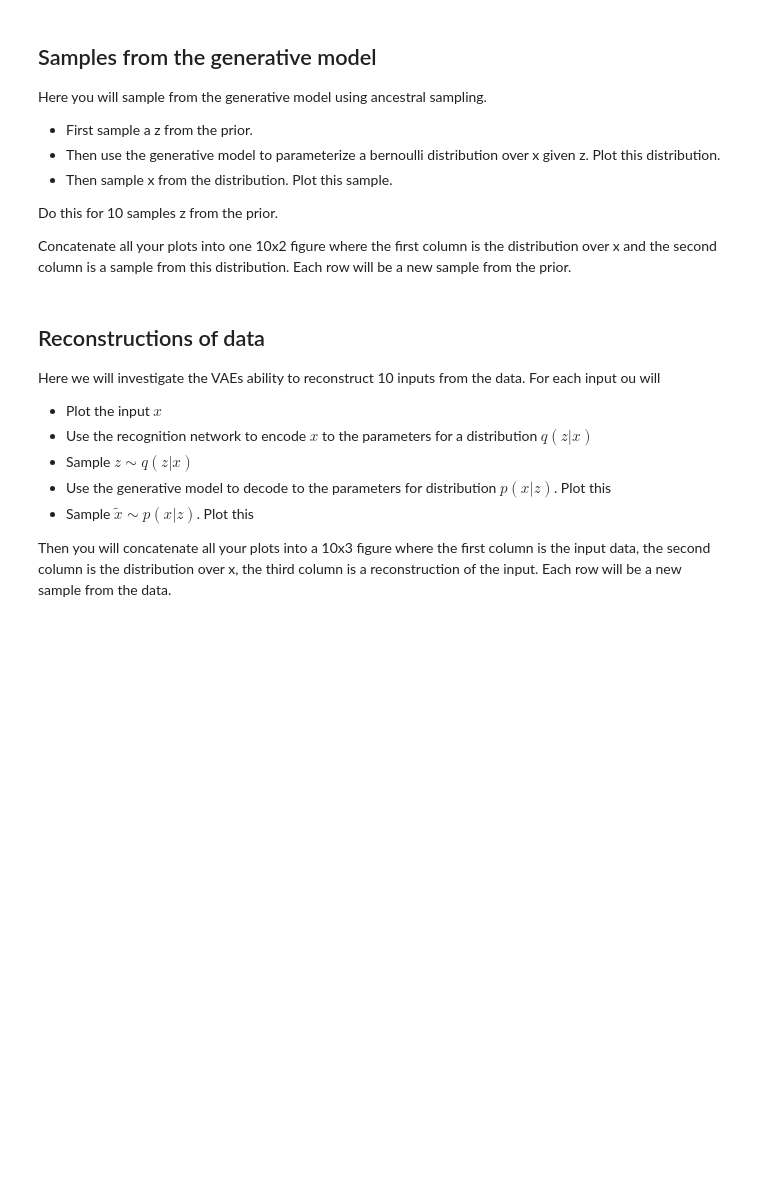
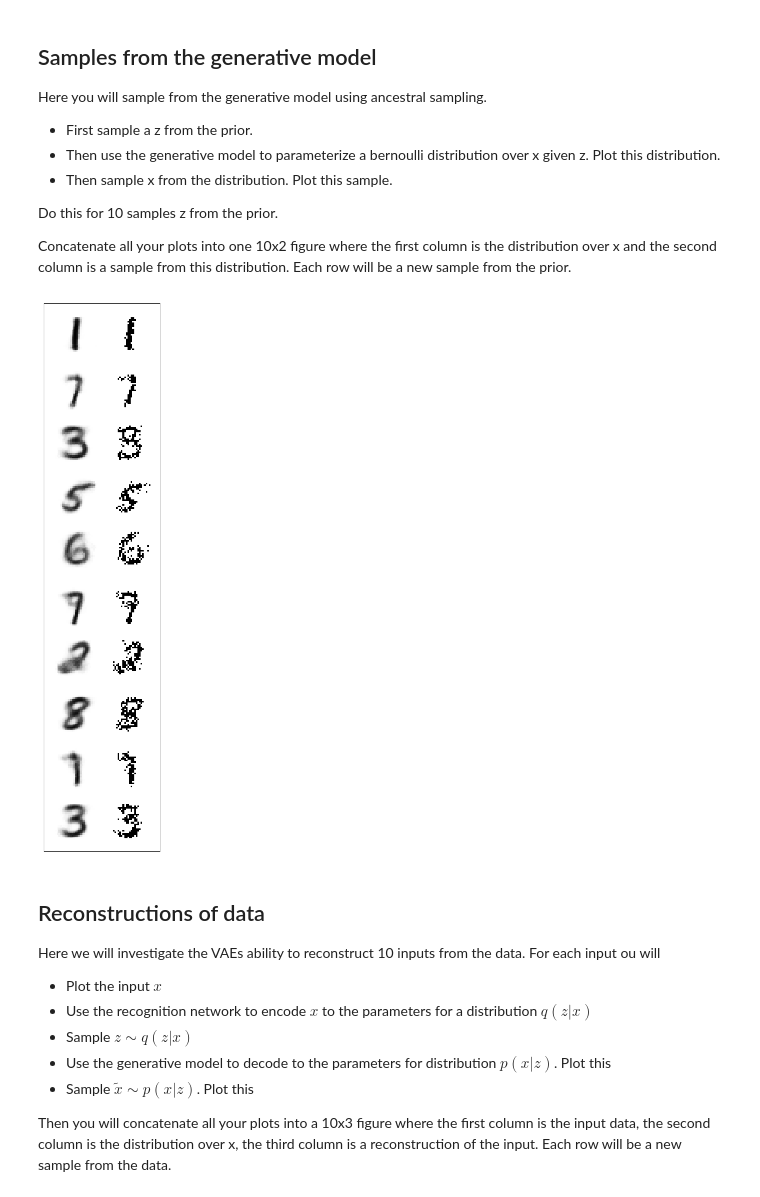
Before and after one commit to EricElmoznino/csc412-a3, a Jupyter notebook: assignment3.ipynb, the cells around one changed output. Cells and saved outputs as stored; diff of their text form; code cells hidden in the pictures; blank space fills up the shorter version.

```diff
--- a/assignment3.ipynb
+++ b/assignment3.ipynb
@@ -36,20 +42,20 @@ Load the MNIST dataset, binarize the images, split into a training dataset of 10
 N_data, train_images, train_labels, test_images, test_labels = load_mnist()
 
 class MNISTDataset(Dataset):
-    def __init__(self, images, labels):
+    def __init__(self, images):
         super().__init__()
-        images, labels = images.astype(np.float32), labels.astype(np.float32)
-        self.images, self.labels = images, labels
+        images = images.astype(np.float32)
+        self.images = images
     def __len__(self):
         return len(self.images)
     def __getitem__(self, item):
-        image, label = self.images[item], self.labels[item]
-        image, label = torch.from_numpy(image), torch.from_numpy(label)
-        return image, label
+        image = self.images[item]
+        image = torch.from_numpy(image)
+        return image
 
 batch_size = 100
-train_set = MNISTDataset(train_images, train_labels)
-test_set = MNISTDataset(test_images, test_labels)
+train_set = MNISTDataset(train_images)
+test_set = MNISTDataset(test_images)
 train_loader = DataLoader(train_set, batch_size=batch_size, num_workers=2, shuffle=True)
 test_loader = DataLoader(test_set, batch_size=batch_size, num_workers=2)
 # %% [markdown]
@@ -250,7 +256,7 @@ z_grid = torch.stack(z_grid)
 z_grid = z_grid.view(2, -1).transpose(1, 0).contiguous()
 
 # Sample an x from the data to evaluate the likelhiood
-x = train_set[0][0].unsqueeze(dim=0)
+x = train_set[0].unsqueeze(dim=0)
 
 # Compute log_p(x|z)+log_p(z) for every point on the grid
 def logf(z):
@@ -268,7 +274,7 @@ print('log_p(x): %g' % log_p_x)
 def logf_test(z):
     theta = decoder(z)
     return log_p_xgivenz(x, theta) + log_p_z(z) - log_p_x
-delta = log_integral(grid, delta_z, logf_test)
+delta = log_integral(z_grid, delta_z, logf_test)
 if delta < 1e-5:
     print('Numerical integration code correct')
 else:
@@ -282,7 +288,7 @@ print('ELBO(x): %g' % e)
 # note that the ELBO is a lower bound to the true log_p(x)!
 mean_delta = 0.0
 for i in range(1000, 1101):
-    x = train_set[i][0].unsqueeze(dim=0)
+    x = train_set[i].unsqueeze(dim=0)
     log_p_x = log_integral(z_grid, delta_z, logf)
     e = elbo(x).item()
     mean_delta += (log_p_x - e).item() / 100
@@ -301,7 +307,7 @@ In this section we will investigate our model by visualizing the distributions o
 # %%
 # Write a function to reshape 784 array into a 28x28 image for plotting
 def to_numpy_image(x):
-    return x.view(28, 28).numpy()
+    return x.view(-1, 28, 28).numpy()
 # %% [markdown]
 ## Samples from the generative model
 
@@ -316,12 +322,22 @@ Do this for 10 samples z from the prior.
 Concatenate all your plots into one 10x2 figure where the first column is the distribution over x and the second column is a sample from this distribution. Each  row will be a new sample from the prior.
 # %%
 # Sample 10 z from prior
+z = sample_gaussian(torch.zeros(10, 2), torch.ones(10, 2))
 
 # For each z, plot p(x|z)
+with torch.no_grad():
+    theta = decoder(z)
 
 # Sample x from p(x|z)
+x = sample_bernoulli(theta)
 
 # Concatenate plots into a figure
+theta = to_numpy_image(theta)
+x = to_numpy_image(x)
+images = np.stack([theta, x], axis=1)
+show_images_plot(images, size=(4, 20))
+# %% [output]
+[figure, added]
 # %% [markdown]
 ## Reconstructions of data
 
```
Also changed, not shown: parts of 8 cells of this notebook, 1 other file.
